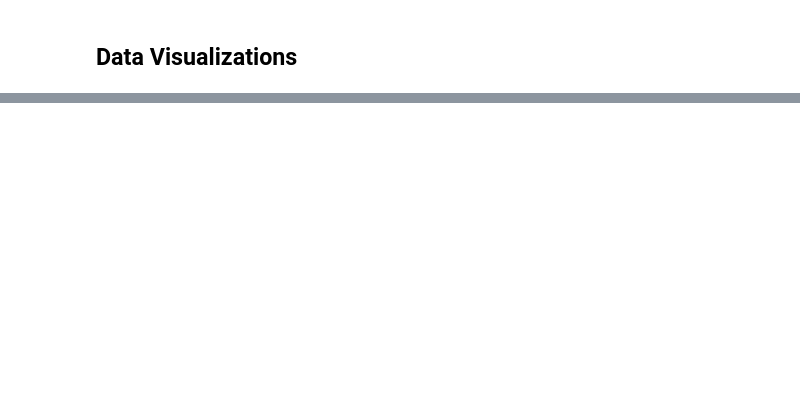
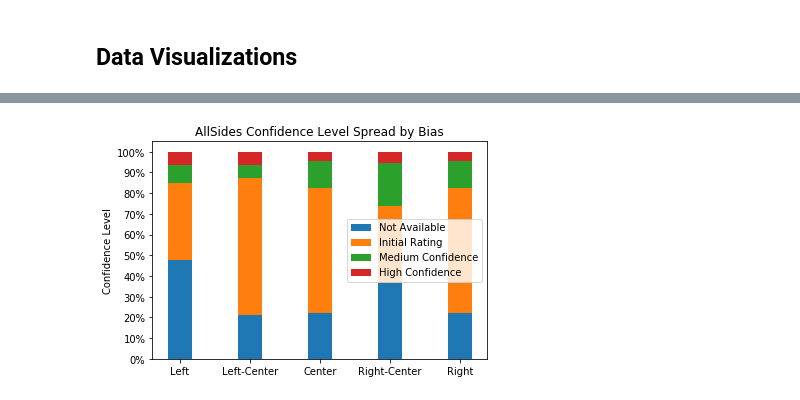
Before and after one commit to eltabre/PolitiGauge, a Jupyter notebook: notebooks/OrganizationalBias/OrgBiasExploration.ipynb, the cells around one changed output, grey strips where cells are left out. Saved outputs shown, nothing was run; the diff lists cells and outputs as text; code cells hidden in the pictures; blank space fills up the shorter version.

```diff
--- a/notebooks/OrganizationalBias/OrgBiasExploration.ipynb
+++ b/notebooks/OrganizationalBias/OrgBiasExploration.ipynb
@@ -85,0 +111,61 @@ dfMBFC.shape
+# %%
+import seaborn as sns
+import matplotlib.pyplot as plt
+import numpy as np
+
+#Get confidenc level on split bar chart
+
+def getConfidence(biasLevel):
+    L = len(dfBiasL.loc[dfBiasL['confidence'] == biasLevel].index)
+    totalL = len(dfBiasL.index)
+    LC = len(dfBiasLC.loc[dfBiasLC['confidence'] == biasLevel].index)
+    totalLC = len(dfBiasLC.index)
+    C = len(dfBiasC.loc[dfBiasC['confidence'] == biasLevel].index)
+    totalC = len(dfBiasC.index)
+    RC = len(dfBiasRC.loc[dfBiasRC['confidence'] == biasLevel].index)
+    totalRC = len(dfBiasRC.index)
+    R = len(dfBiasR.loc[dfBiasR['confidence'] == biasLevel].index)
+    totalR = len(dfBiasR.index)
+
+    return [100*L/totalL, 100*LC/totalLC, 100*C/totalC, 100*RC/totalRC, 100*R/totalR]
+
+
+N = 5
+dfBiasL = dfAllSides.loc[dfAllSides['bias'] == 'left']
+dfBiasLC = dfAllSides.loc[dfAllSides['bias'] == 'left-center']
+dfBiasC = dfAllSides.loc[dfAllSides['bias'] == 'center']
+dfBiasRC = dfAllSides.loc[dfAllSides['bias'] == 'right-center']
+dfBiasR = dfAllSides.loc[dfAllSides['bias'] == 'center']
+
+highConfidence = getConfidence('High')
+mediumConfidence = getConfidence('Medium')
+initialConfidence = getConfidence('Low or Initial Rating')
+noConfidence = getConfidence('Not Available')
+
+ind = np.arange(N)    # the x locations for the groups
+width = 0.35       # the width of the bars: can also be len(x) sequence
+
+
+updatedY = [noConfidence[i]+initialConfidence[i] for i in range(len(noConfidence))]
+
+p1 = plt.bar(ind, noConfidence, width)
+p2 = plt.bar(ind, initialConfidence, width,
+             bottom=noConfidence)
+p3 = plt.bar(ind, mediumConfidence, width,
+             bottom=updatedY)
+updatedY2 = [updatedY[i]+mediumConfidence[i] for i in range(len(updatedY))]
+p4 = plt.bar(ind, highConfidence, width,
+             bottom=updatedY2)
+
+
+
+plt.ylabel('Confidence Level')
+plt.title('AllSides Confidence Level Spread by Bias')
+plt.xticks(ind, ('Left', 'Left-Center', 'Center', 'Right-Center', 'Right'))
+plt.yticks(np.arange(0, 101, 10))
+plt.gca().set_yticklabels(['{:.0f}%'.format(x) for x in plt.gca().get_yticks()])
+plt.legend((p1[0], p2[0], p3[0], p4[0]), ('Not Available', 'Initial Rating', 'Medium Confidence', 'High Confidence'))
+
+plt.show()
+# %% [output]
+[figure, added]
```
Also changed, not shown: parts of 6 cells of this notebook, 11 other files.
